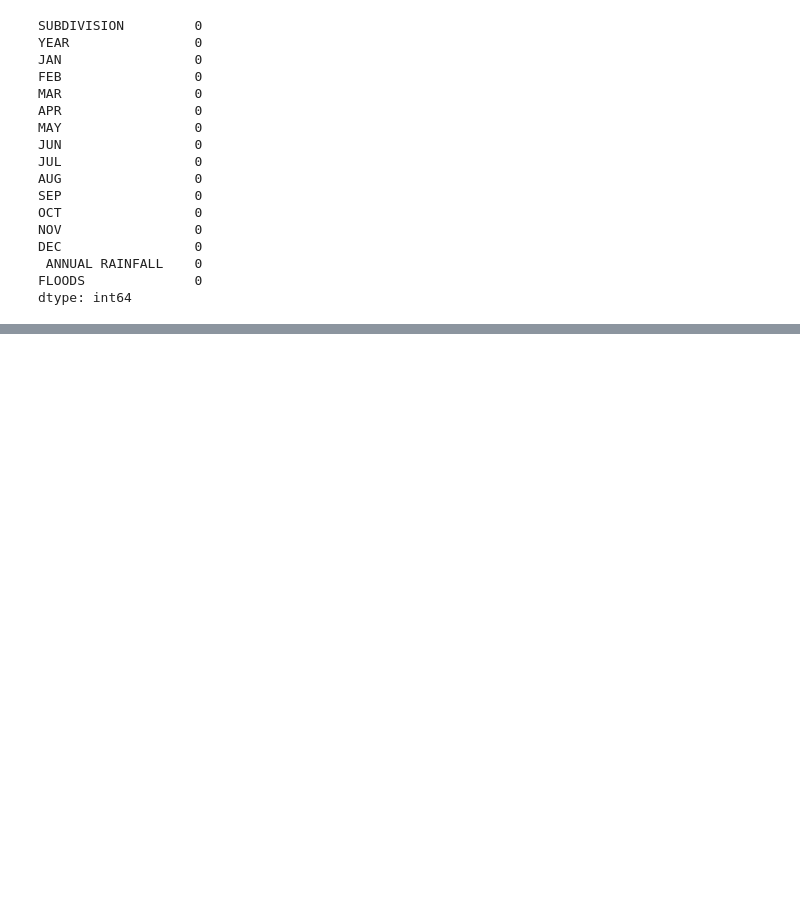
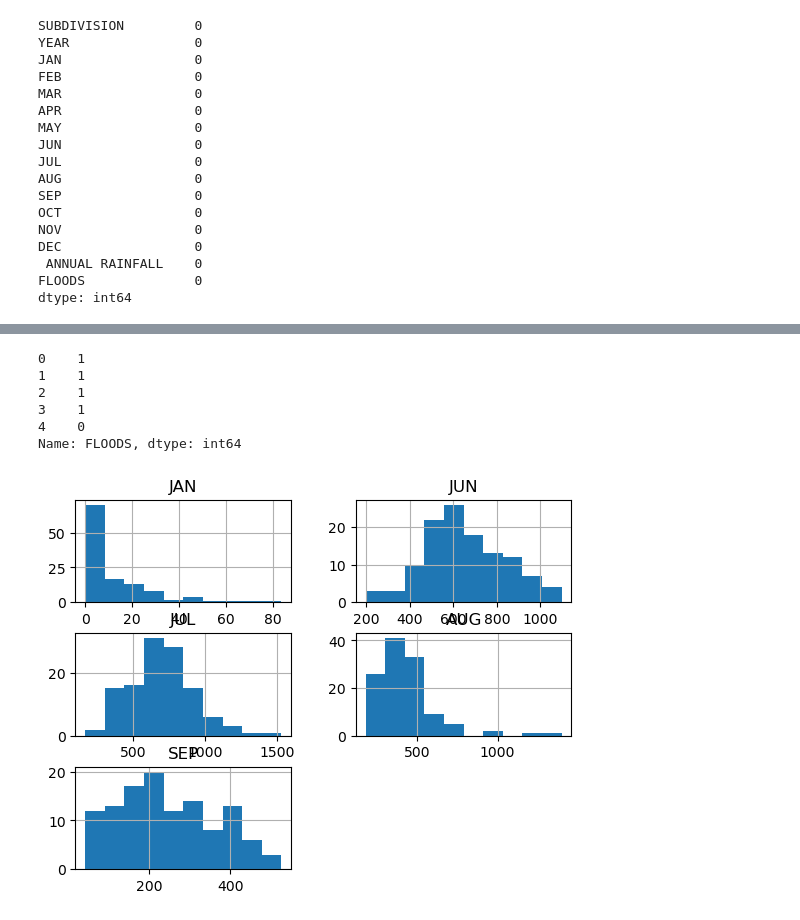
Before and after one commit to Jatinyadav047/Final-year-project, a Jupyter notebook: flood.ipynb, the cells around one changed output, grey strips where cells are left out. Cells and saved outputs as stored; diff of their text form; code cells hidden in the pictures; blank space fills up the shorter version.

```diff
--- a/flood.ipynb
+++ b/flood.ipynb
@@ -36,3 +37,6 @@ DEC                 0
  ANNUAL RAINFALL    0
 FLOODS              0
 dtype: int64
+# %%
+data['FLOODS'].replace(['YES','NO'],[1,0],inplace=True)
+data.head()
@@ -38,0 +61,20 @@ dtype: int64
+# %%
+#Now seperate the flood label from the dataset
+y = data.iloc[:, -1]
+y.head()
+# %% [output]
+0    1
+1    1
+2    1
+3    1
+4    0
+Name: FLOODS, dtype: int64
+# %%
+#Let's see hoe the rainfall index vary during rainy season
+import matplotlib.pyplot as plt
+%matplotlib inline
+c = data[['JAN','JUN','JUL','AUG','SEP']]
+c.hist()
+plt.show()
+# %% [output]
+[figure, added]
```
Also changed, not shown: parts of 38 cells of this notebook.
